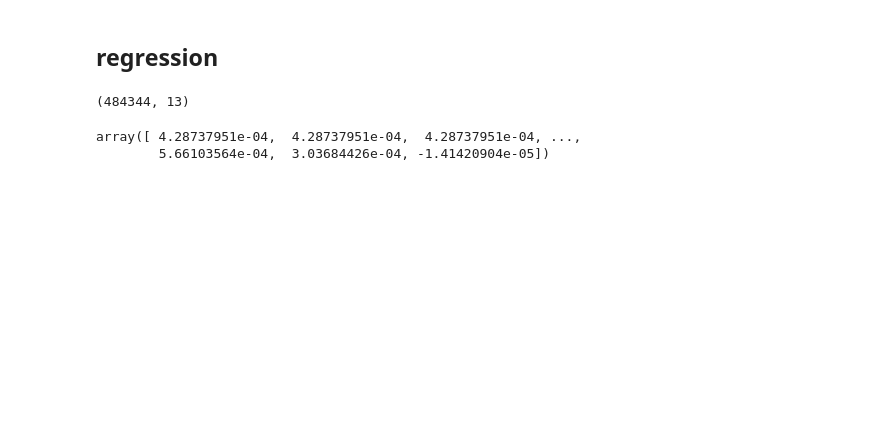
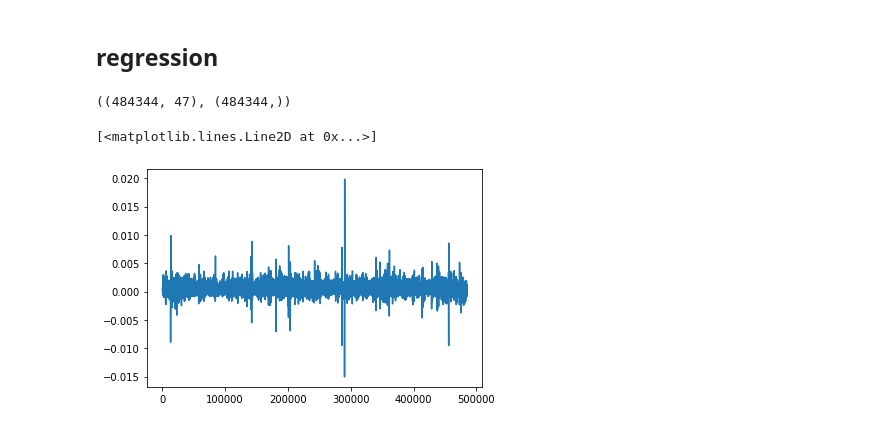
Before and after one commit to ChaunceyDong/toy-alpha, a Jupyter notebook: factor_analysis.ipynb, the cells around one changed output. Saved outputs shown, nothing was run; the diff lists cells and outputs as text; code cells hidden in the pictures; blank space fills up the shorter version.

```diff
--- a/factor_analysis.ipynb
+++ b/factor_analysis.ipynb
@@ -265,9 +270,9 @@ X, y = factors, rtn_
 X = X.fillna(0).replace([np.nan, np.inf, -np.inf], 0)
 y = y.fillna(0).replace([np.nan, np.inf, -np.inf], 0)
 # %%
-X.shape
+X.shape, y.shape
 # %% [output]
-(484344, 13)
+((484344, 47), (484344,))
 # %%
 from sklearn.pipeline import Pipeline
 from sklearn.linear_model import LassoCV, LinearRegression, Lasso
@@ -281,8 +286,8 @@ pipe = Pipeline([
 pipe.fit(X, y)
 coef = pipe.named_steps['model'].coef_
 yhat = pipe.predict(X)
-# %%
-yhat
-# %% [output]
-array([ 4.28737951e-04,  4.28737951e-04,  4.28737951e-04, ...,
-        5.66103564e-04,  3.03684426e-04, -1.41420904e-05])
+# %%
+plt.plot(yhat)
+# %% [output]
+[<matplotlib.lines.Line2D at 0x...>]
+[figure, added]
```
Also changed, not shown: parts of 50 cells of this notebook.
